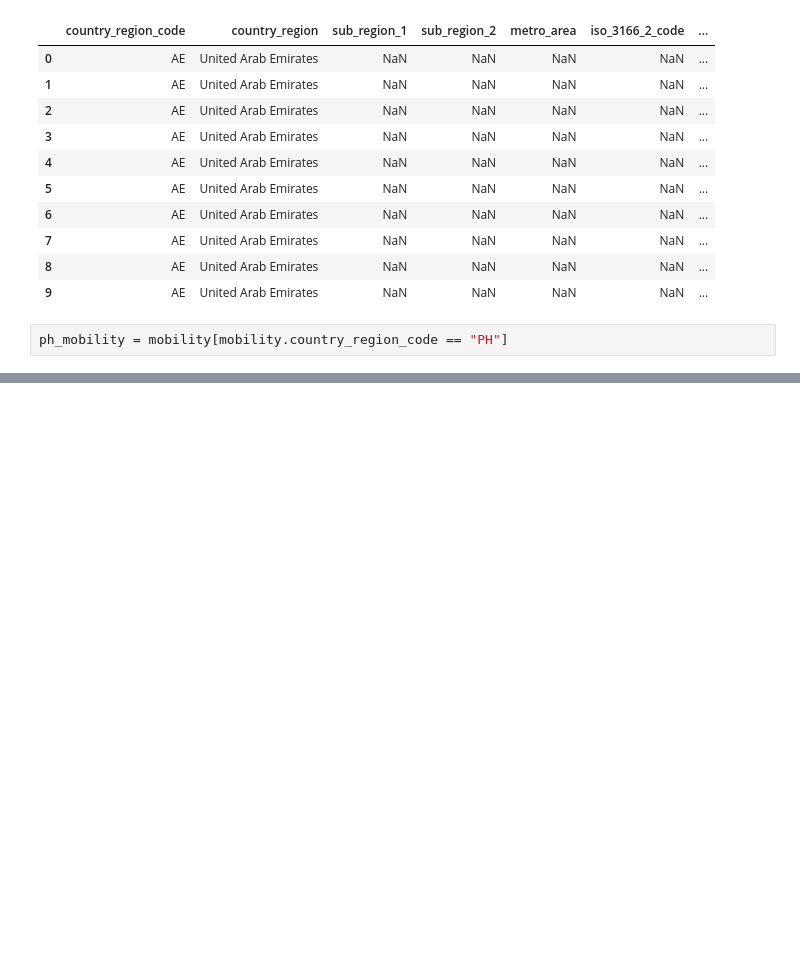
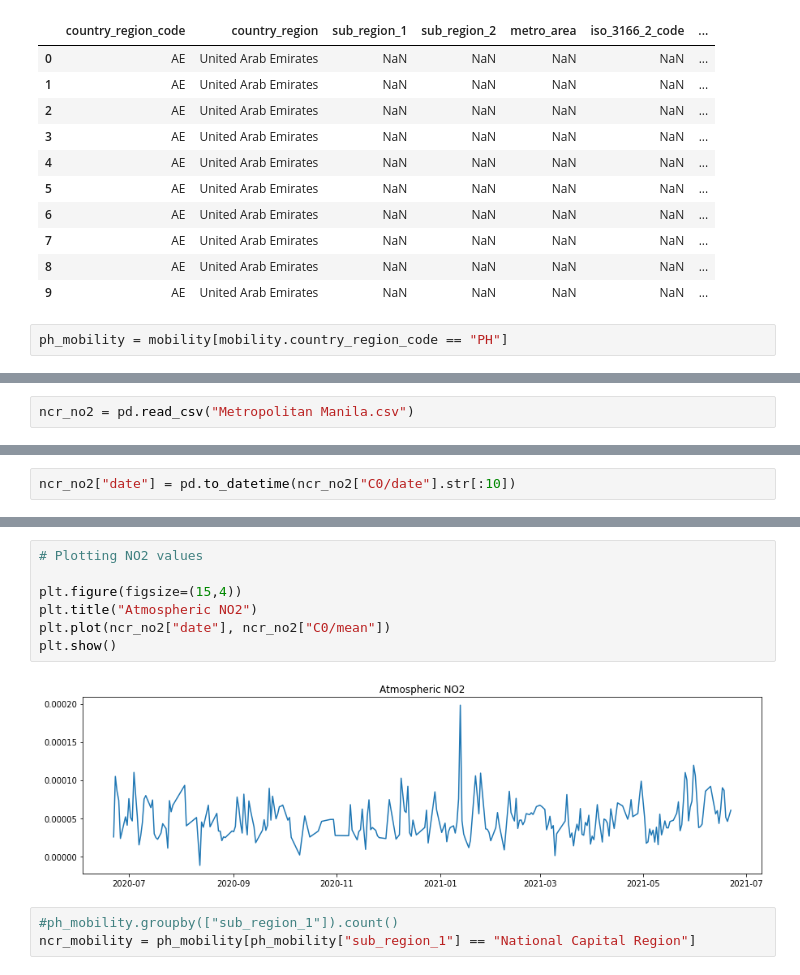
Before and after one commit to docligot/maqi, a Jupyter notebook: datasets/MAQI.ipynb, the cells around one changed output, grey strips where cells are left out. Cells and saved outputs as stored; diff of their text form; blank space fills up the shorter version.

```diff
--- a/datasets/MAQI.ipynb
+++ b/datasets/MAQI.ipynb
@@ -22,0 +24,2 @@ ph_mobility.to_csv("ph_mobility.csv")
+# %%
+ncr_no2 = pd.read_csv("Metropolitan Manila.csv")
@@ -22,0 +55,2 @@ ph_mobility.to_csv("ph_mobility.csv")
+# %%
+ncr_no2["date"] = pd.to_datetime(ncr_no2["C0/date"].str[:10])
@@ -22,0 +73,12 @@ ph_mobility.to_csv("ph_mobility.csv")
+# %%
+# Plotting NO2 values
+
+plt.figure(figsize=(15,4))
+plt.title("Atmospheric NO2")
+plt.plot(ncr_no2["date"], ncr_no2["C0/mean"])
+plt.show()
+# %% [output]
+[figure, added]
+# %%
+#ph_mobility.groupby(["sub_region_1"]).count()
+ncr_mobility = ph_mobility[ph_mobility["sub_region_1"] == "National Capital Region"]
```
Also changed, not shown: parts of 10 cells of this notebook, 1 other file.
